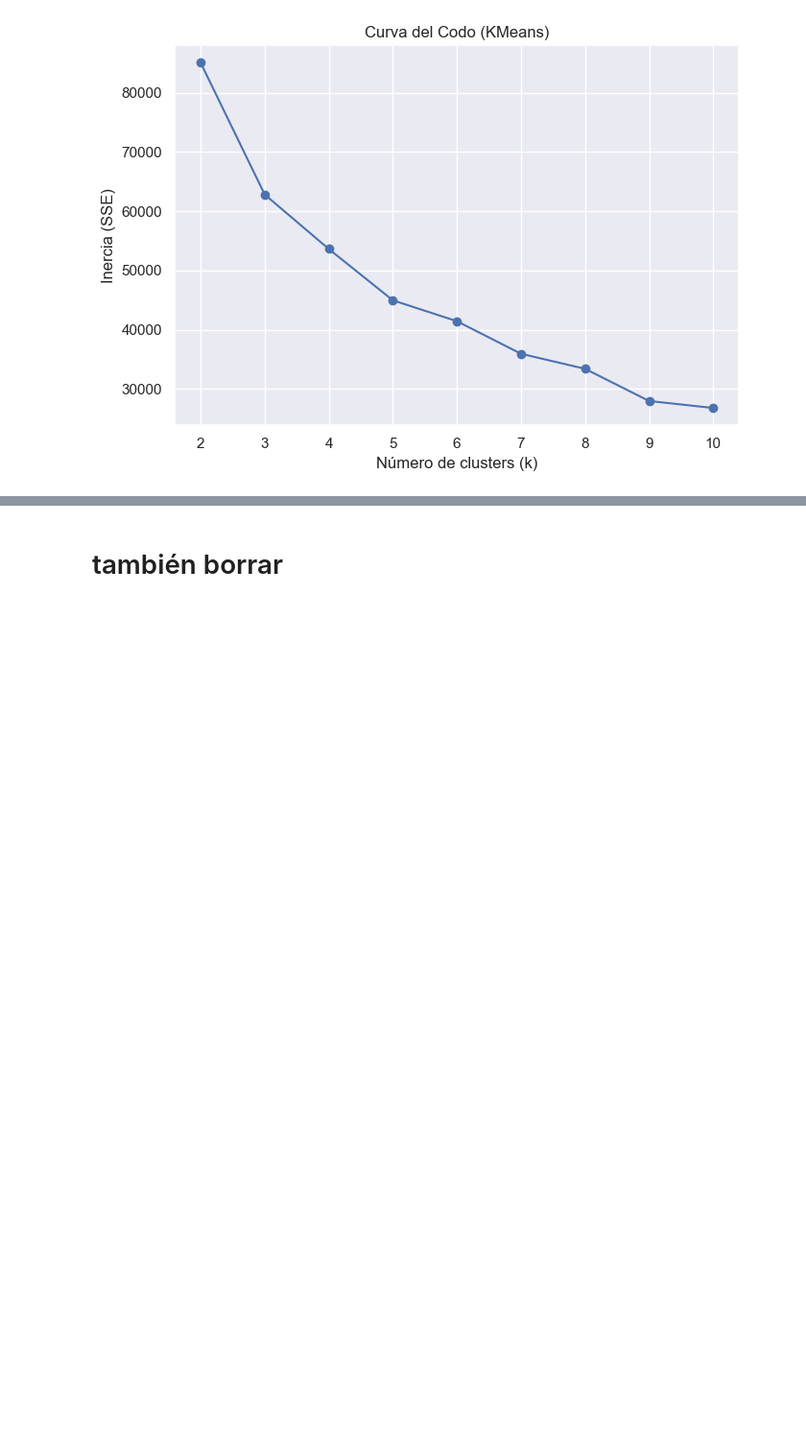
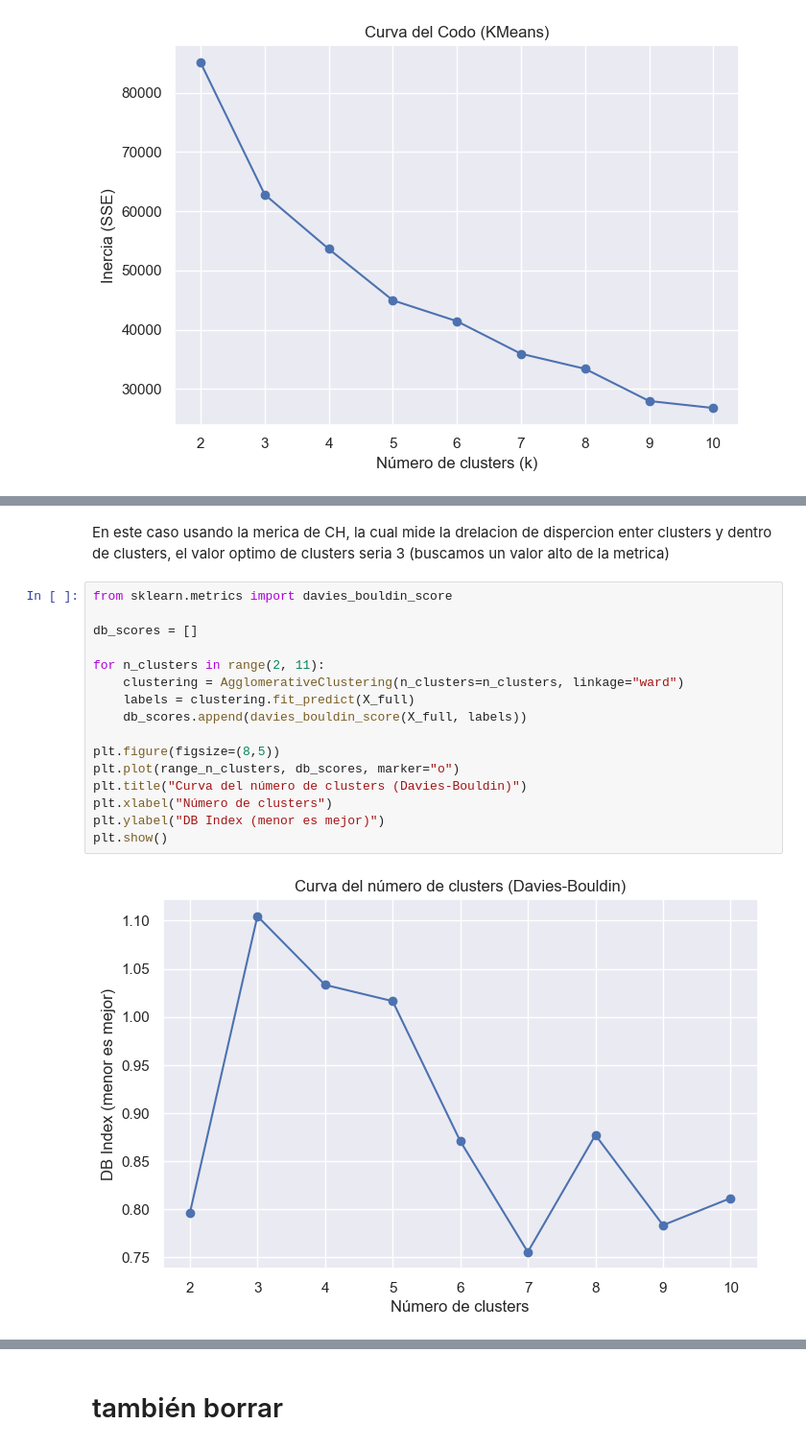
Before and after one commit to juandnn/ProyectoCafecitoMatutino-, a Jupyter notebook: laboratorio2.ipynb, the cells around one changed output, grey strips where cells are left out. Shown at 96% size. Saved outputs shown, nothing was run; the diff lists cells and outputs as text; blank space fills up the shorter version.

```diff
--- a/laboratorio2.ipynb
+++ b/laboratorio2.ipynb
@@ -650,0 +615,20 @@ Mejor k por silueta media ≈ 7 (score=0.305)
+# %% [markdown]
+En este caso usando la merica de CH, la cual mide la drelacion de dispercion enter clusters y dentro de clusters, el valor optimo de clusters seria 3 (buscamos un valor alto de la metrica)
+# %%
+from sklearn.metrics import davies_bouldin_score
+
+db_scores = []
+
+for n_clusters in range(2, 11):
+    clustering = AgglomerativeClustering(n_clusters=n_clusters, linkage="ward")
+    labels = clustering.fit_predict(X_full)
+    db_scores.append(davies_bouldin_score(X_full, labels))
+
+plt.figure(figsize=(8,5))
+plt.plot(range_n_clusters, db_scores, marker="o")
+plt.title("Curva del número de clusters (Davies-Bouldin)")
+plt.xlabel("Número de clusters")
+plt.ylabel("DB Index (menor es mejor)")
+plt.show()
+# %% [output]
+[figure, added]
```
Also changed, not shown: parts of 14 cells of this notebook.
